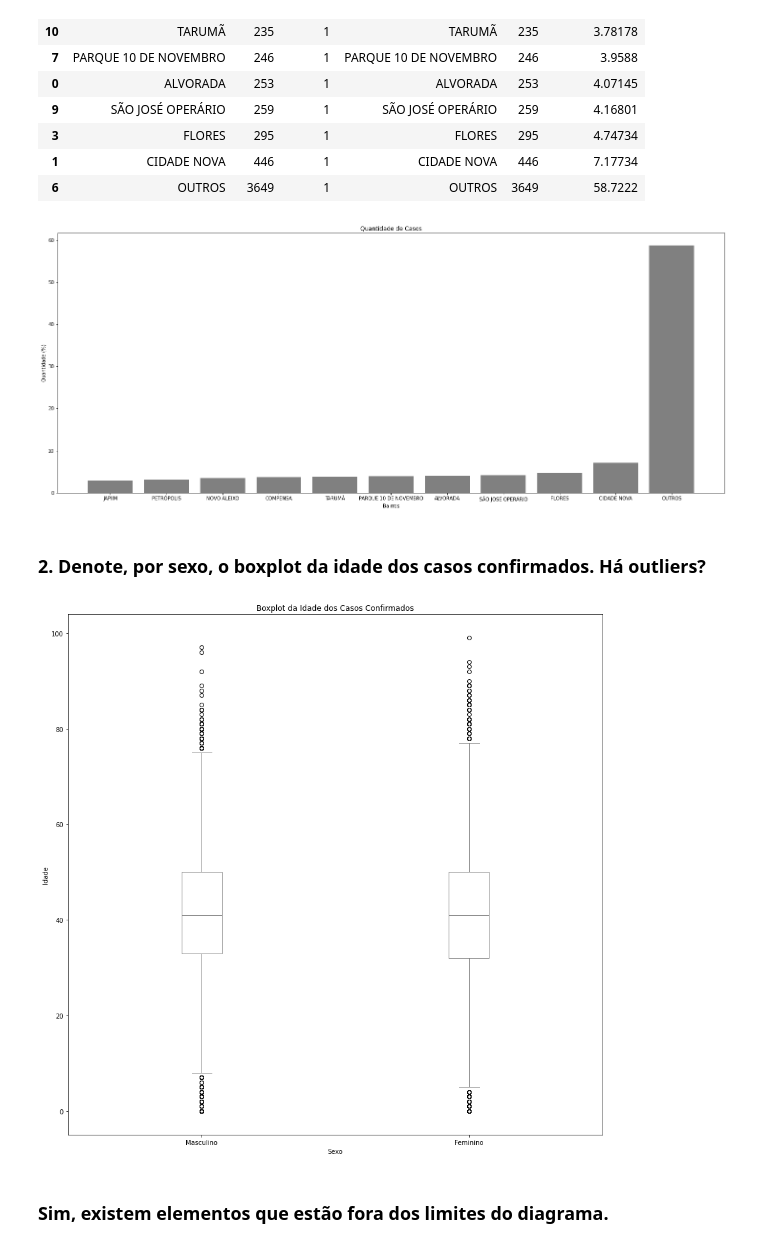
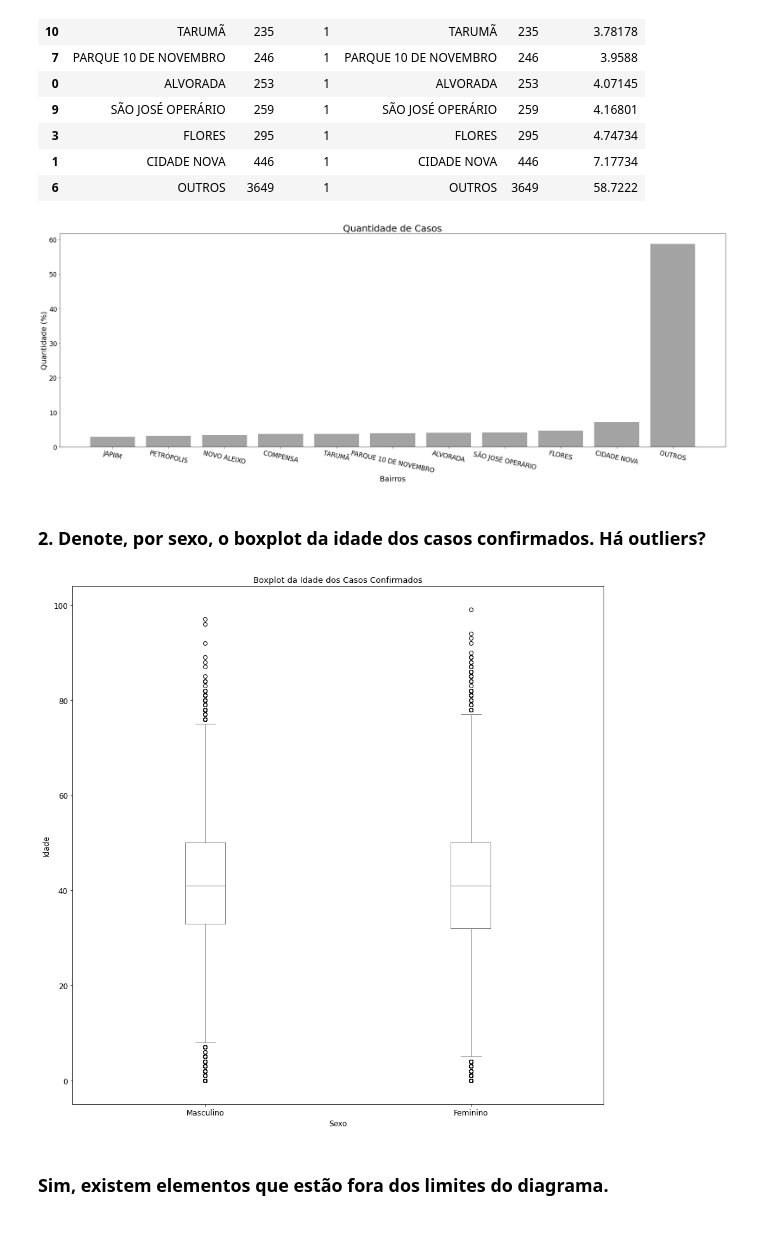
Before and after one commit to Mfp16/analise-base-covid-manaus, a Jupyter notebook: charts1-2-7.ipynb, the cells around one changed output. Drawn from its saved outputs; the diff is of its cells as text; code cells hidden in the pictures.

```diff
--- a/charts1-2-7.ipynb
+++ b/charts1-2-7.ipynb
@@ -42,30 +42,38 @@ bairros
 | 1 | CIDADE NOVA | 446 | 1 | CIDADE NOVA | 446 | 7.17734 |
 | 6 | OUTROS | 3649 | 1 | OUTROS | 3649 | 58.7222 |
 # %%
-plt.figure(figsize=(25,10))
-plt.bar(bairros['_bairro_mapa'], bairros['_porcentagem'], color='gray')
-plt.title('Quantidade de Casos')
-plt.xlabel('Bairros')
-plt.ylabel('Quantidade (%)')
+fig = plt.figure(figsize=(25,8))
+ax = fig.add_axes([0,0,1,1])
+ax.bar(bairros['_bairro_mapa'], bairros['_porcentagem'], color=(0.4, 0.4, 0.4, 0.6))
+plt.title('Quantidade de Casos', fontsize=25)
+plt.xlabel('Bairros', fontsize=20)
+plt.ylabel('Quantidade (%)', fontsize=20)
+
+# Set the tick labels size
+for label in (ax.get_xticklabels() + ax.get_yticklabels()):
+    label.set_fontsize(17)
+ax.set_xticklabels(bairros['_bairro_mapa'], rotation = (-12))
 plt.savefig('questao1.jpg')
 # %% [output]
-[figure, old version]
+[figure, new version]
 # %% [markdown]
 ### 2. Denote, por sexo, o boxplot da idade dos casos confirmados. Há outliers?
 # %%
 mas = data[data['_sexo'] == 'M']
 fem = data[data['_sexo'] == 'F']
 # %%
+plt.rcParams['xtick.labelsize'] = 12
+plt.rcParams['ytick.labelsize'] = 12
 plt.figure(figsize=(15,15))
 bx = plt.boxplot([mas['_idade'], fem['_idade']], labels=['Masculino', 'Feminino'])
 for element in ['boxes', 'whiskers','fliers','means','medians', 'caps']:
     plt.setp(bx[element], color='gray')
-plt.title('Boxplot da Idade dos Casos Confirmados')
-plt.xlabel('Sexo')
-plt.ylabel('Idade')
+plt.title('Boxplot da Idade dos Casos Confirmados', fontsize=13)
+plt.xlabel('Sexo', fontsize=12)
+plt.ylabel('Idade',fontsize=12)
 plt.savefig('questao2.jpg')
 # %% [output]
-[figure, old version]
+[figure, new version]
 # %% [markdown]
 ### Sim, existem elementos que estão fora dos limites do diagrama.
 # %% [markdown]
```
Also changed, not shown: 1 other file.
